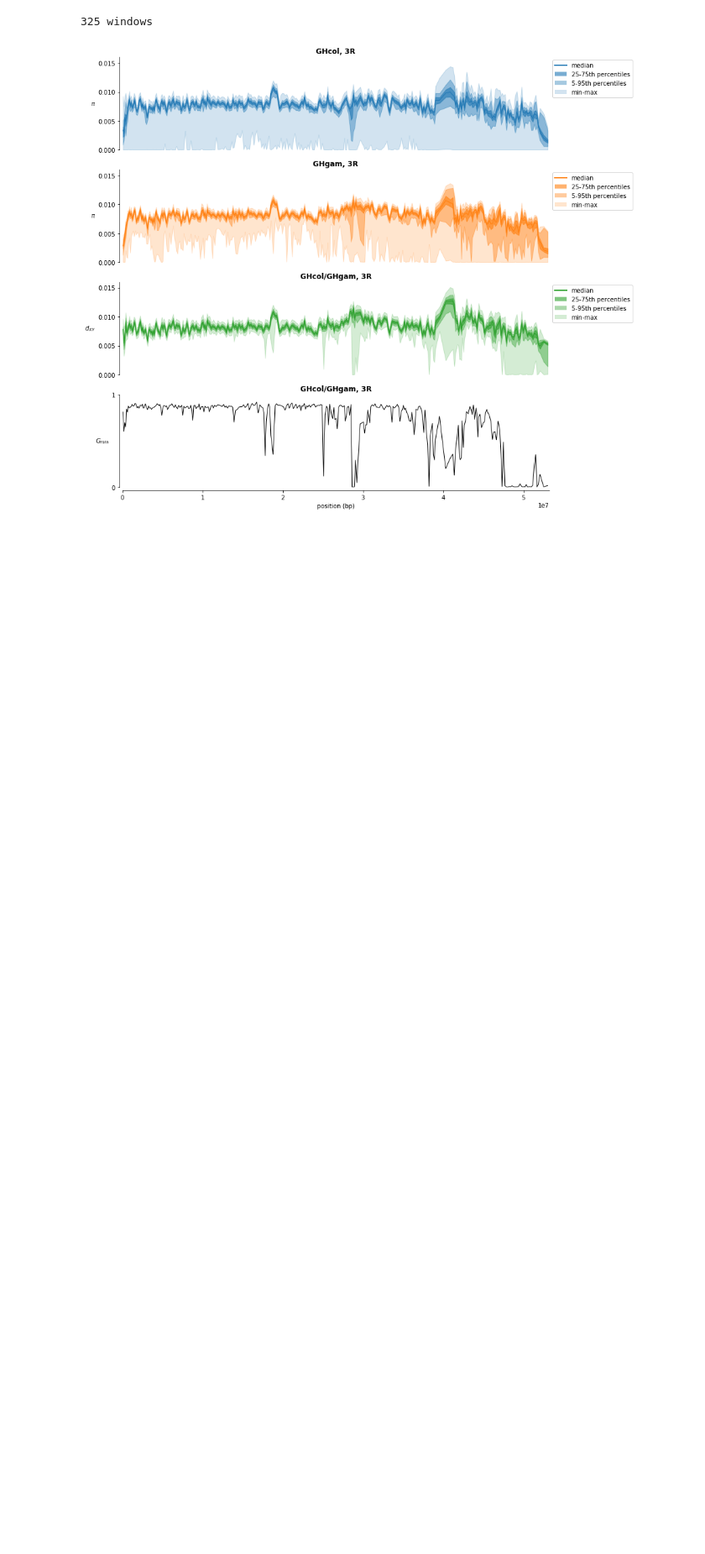
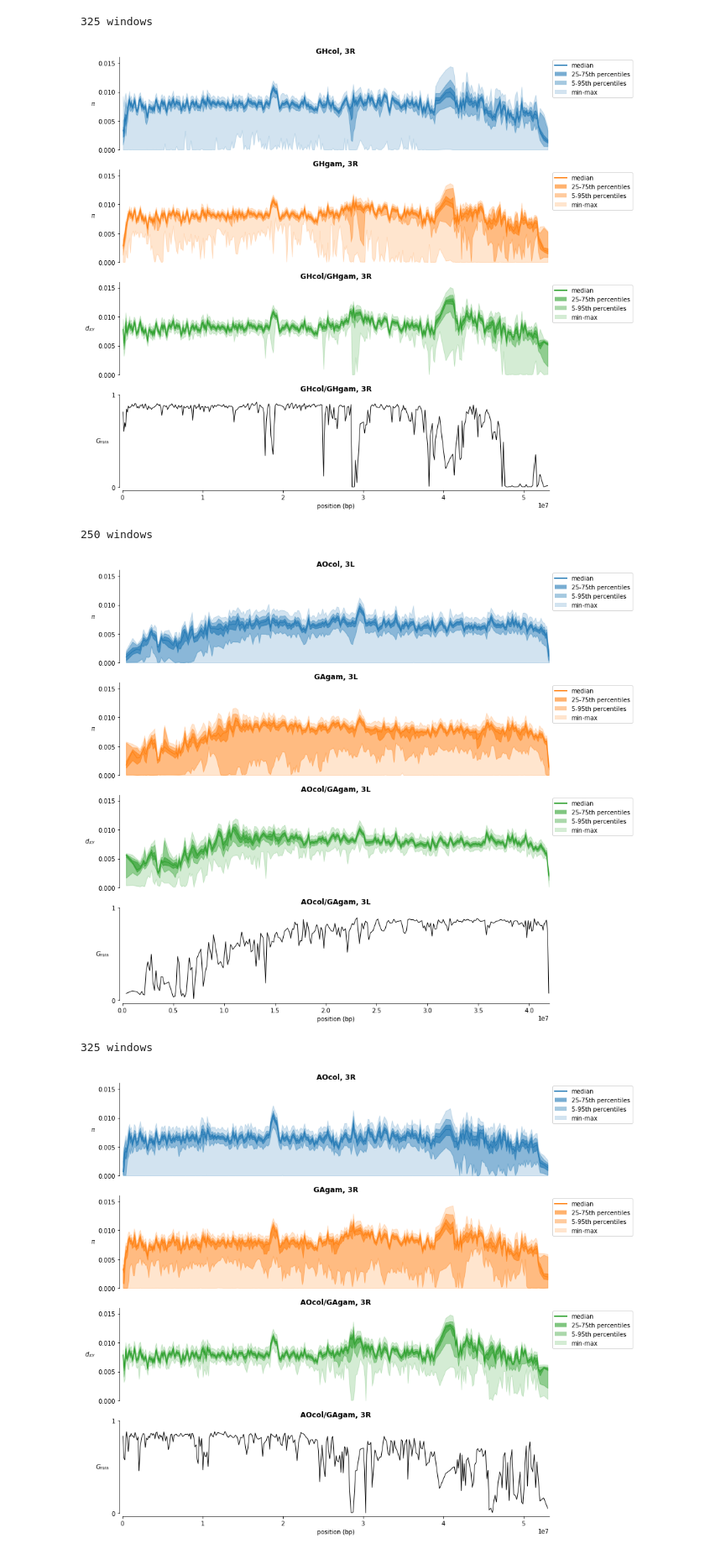
Before and after one commit to randomxsk8/notebooks, a Jupyter notebook: 09192019_dxy_pi_gmin_phase2.ipynb, the cells around one changed output. Shown at 84% size. Cells and saved outputs as stored; diff of their text form; code cells hidden in the pictures; blank space fills up the shorter version.

```diff
--- a/09192019_dxy_pi_gmin_phase2.ipynb
+++ b/09192019_dxy_pi_gmin_phase2.ipynb
@@ -100 +107,6 @@ accessibility_fn = '/mnt/70D89269D8922CFA/Genomes/extras/accessibility.h5'
 accessibility = h5py.File(accessibility_fn, mode='r')
+# %%
+phase2happath = '/media/sf_Data/Genomes/variation/ag1000g.phase2.ar1.haplotypes/'
+# %%
+callset = zarr.open(phase2happath)
+callset.tree()
@@ -225,6 +235,6 @@ skipping dist_haps/3R.52849108.53200684.npy
 # %%
 palette = sns.color_palette()
 # %%
-distscan_dir = '/mnt/70D89269D8922CFA/Genomes/extras/dist_haps/'
+distscan_dir = '/media/sf_Data/Genomes/extras/dist_haps/'
 !ls -lh {distscan_dir}* | head
 # %% [output]
@@ -285,7 +295,7 @@ def sample_to_haplotype_indices(sidx):
 def extract_2pop_dscan(chrom, pop1, pop2):
 
     callset = zarr.group(phase2happath)
-    samples = [str(s, 'ascii') for s in callset['samples'][:]]
+    samples = [str(s, 'ascii') for s in callset[chrom]['samples'][:]]
     n_samples = len(samples)
     n_haplotypes = 2 * n_samples
 
@@ -436,3 +446,10 @@ run_2pop_analysis('GHcol', 'GHgam')
 [figure]
 325 windows
 [figure]
+# %%
+run_2pop_analysis('AOcol', 'GAgam')
+# %% [output]
+250 windows
+[figure, added]
+325 windows
+[figure, added]
```
Also changed, not shown: parts of 10 cells of this notebook, 14 other files.
